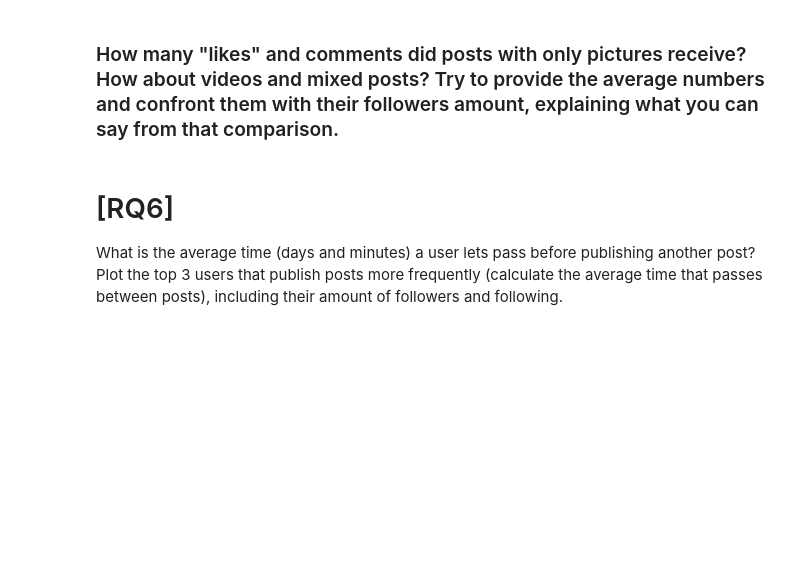
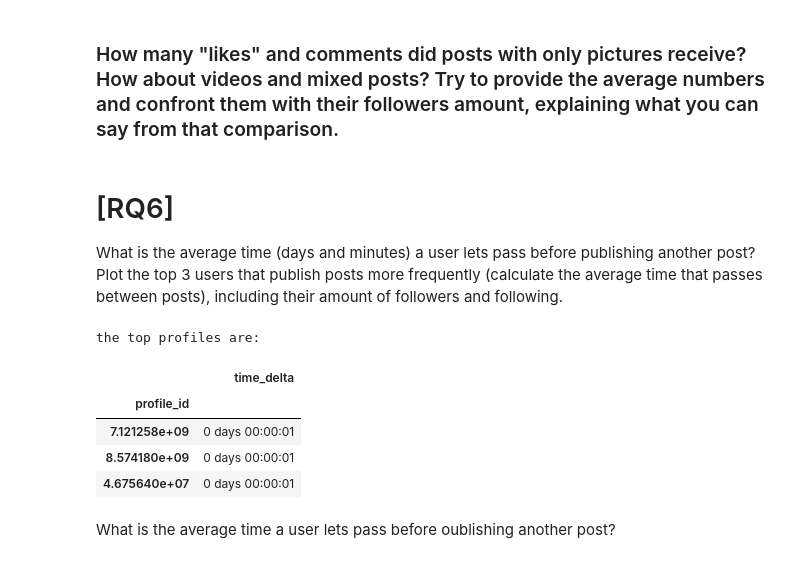
Before and after one commit to sophiaBalestrucci/ADM-HW2, a Jupyter notebook: HW2.ipynb, the cells around one changed output. Cells and saved outputs as stored; diff of their text form; code cells hidden in the pictures; blank space fills up the shorter version.

```diff
--- a/HW2.ipynb
+++ b/HW2.ipynb
@@ -227,0 +239,36 @@ What is the average time (days and minutes) a user lets pass before publishing a
+# %%
+# significant profile set
+s_prof = posts.join(gt2_filter, how="left",on="profile_id")
+s_prof = s_prof[s_prof["has_minimum_posts"]==True]
+s_prof["cts"] = s_prof["cts"].astype("datetime64[ns]")
+
+posts = None # very bad way to free memory
+
+# sorting values on cts for later use (shifting)
+s_prof.sort_values(["profile_id","cts"],ascending=False,inplace=True)
+# %%
+# Creating the "time_delta" column by copying the "cts" column
+# and then shifting 1 row up and subtracting
+
+previous_post = s_prof.groupby("profile_id")["cts"].shift(-1)
+time_delta = s_prof["cts"]-previous_post
+# %%
+# Adding the time_delta column to the posts dataframe
+s_prof.insert(3,"time_delta",time_delta)
+# %%
+more_than_zero = s_prof[s_prof["time_delta"] > pd.Timedelta(0)]    # ignoring posts with 0 seconds
+
+mean_time_delts = more_than_zero.groupby("profile_id")["time_delta"].mean()
+# %%
+top = mean_time_delts.sort_values().head(3)
+print("the top profiles are:")
+pd.DataFrame(top)
+# %% [output]
+the top profiles are:
+|  | time_delta |
+| profile_id |  |
+| 7.121258e+09 | 0 days 00:00:01 |
+| 8.574180e+09 | 0 days 00:00:01 |
+| 4.675640e+07 | 0 days 00:00:01 |
+# %% [markdown]
+What is the average time a user lets pass before oublishing another post?
```
Also changed, not shown: parts of 4 cells of this notebook.
